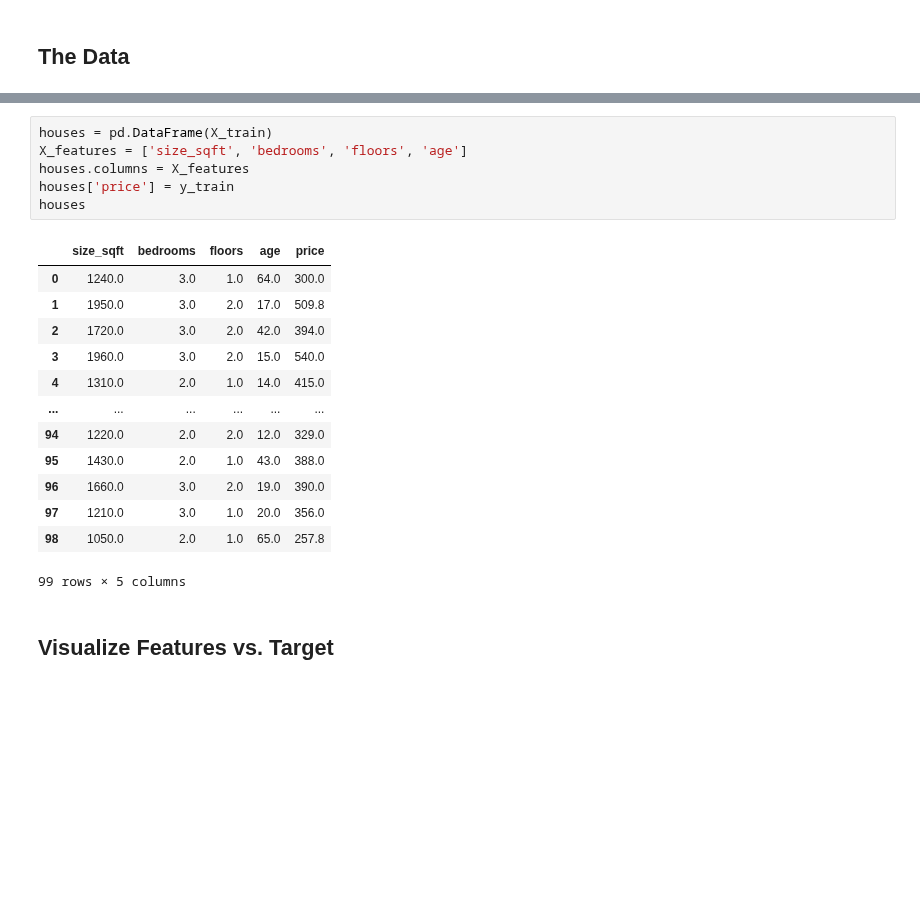
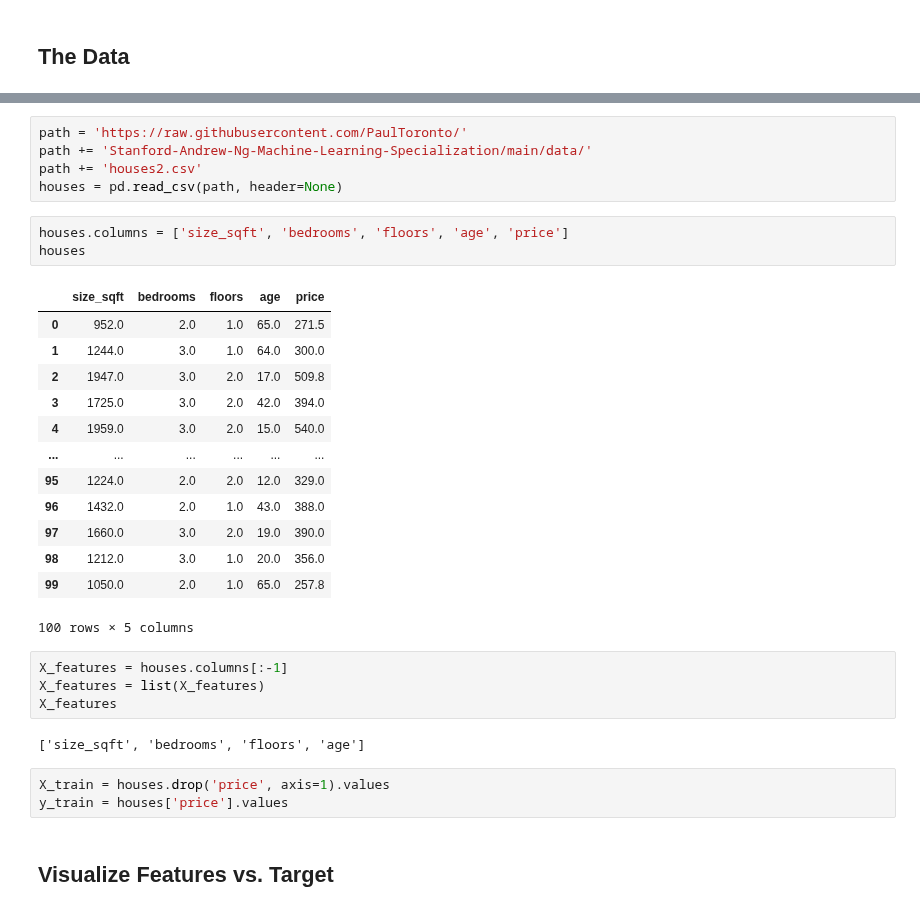
Before and after one commit to PaulToronto/Stanford-Andrew-Ng-Machine-Learning-Specialization, a Jupyter notebook: 1_2_2_1_Lab_Feature_scaling_and_learning_rate.ipynb, the cells around one changed output, grey strips where cells are left out. Saved outputs shown, nothing was run; the diff lists cells and outputs as text; blank space fills up the shorter version.

```diff
--- a/1_2_2_1_Lab_Feature_scaling_and_learning_rate.ipynb
+++ b/1_2_2_1_Lab_Feature_scaling_and_learning_rate.ipynb
@@ -133,23 +20,34 @@ y_train = np.array([300.  , 509.8 , 394.  , 540.  , 415.  , 230.  , 560.  , 294.
+# %%
+path = 'https://raw.githubusercontent.com/PaulToronto/'
+path += 'Stanford-Andrew-Ng-Machine-Learning-Specialization/main/data/'
+path += 'houses2.csv'
+houses = pd.read_csv(path, header=None)
 # %%
-houses = pd.DataFrame(X_train)
-X_features = ['size_sqft', 'bedrooms', 'floors', 'age']
-houses.columns = X_features
-houses['price'] = y_train
+houses.columns = ['size_sqft', 'bedrooms', 'floors', 'age', 'price']
 houses
 # %% [output]
 |  | size_sqft | bedrooms | floors | age | price |
-| 0 | 1240.0 | 3.0 | 1.0 | 64.0 | 300.0 |
-| 1 | 1950.0 | 3.0 | 2.0 | 17.0 | 509.8 |
-| 2 | 1720.0 | 3.0 | 2.0 | 42.0 | 394.0 |
-| 3 | 1960.0 | 3.0 | 2.0 | 15.0 | 540.0 |
-| 4 | 1310.0 | 2.0 | 1.0 | 14.0 | 415.0 |
+| 0 | 952.0 | 2.0 | 1.0 | 65.0 | 271.5 |
+| 1 | 1244.0 | 3.0 | 1.0 | 64.0 | 300.0 |
+| 2 | 1947.0 | 3.0 | 2.0 | 17.0 | 509.8 |
+| 3 | 1725.0 | 3.0 | 2.0 | 42.0 | 394.0 |
+| 4 | 1959.0 | 3.0 | 2.0 | 15.0 | 540.0 |
 | ... | ... | ... | ... | ... | ... |
-| 94 | 1220.0 | 2.0 | 2.0 | 12.0 | 329.0 |
-| 95 | 1430.0 | 2.0 | 1.0 | 43.0 | 388.0 |
-| 96 | 1660.0 | 3.0 | 2.0 | 19.0 | 390.0 |
-| 97 | 1210.0 | 3.0 | 1.0 | 20.0 | 356.0 |
-| 98 | 1050.0 | 2.0 | 1.0 | 65.0 | 257.8 |
+| 95 | 1224.0 | 2.0 | 2.0 | 12.0 | 329.0 |
+| 96 | 1432.0 | 2.0 | 1.0 | 43.0 | 388.0 |
+| 97 | 1660.0 | 3.0 | 2.0 | 19.0 | 390.0 |
+| 98 | 1212.0 | 3.0 | 1.0 | 20.0 | 356.0 |
+| 99 | 1050.0 | 2.0 | 1.0 | 65.0 | 257.8 |
-99 rows × 5 columns
+100 rows × 5 columns
+# %%
+X_features = houses.columns[:-1]
+X_features = list(X_features)
+X_features
+# %% [output]
+['size_sqft', 'bedrooms', 'floors', 'age']
+# %%
+X_train = houses.drop('price', axis=1).values
+y_train = houses['price'].values
 # %% [markdown]
 ## Visualize Features vs. Target
 # %%
```
Also changed, not shown: parts of 65 cells of this notebook.
